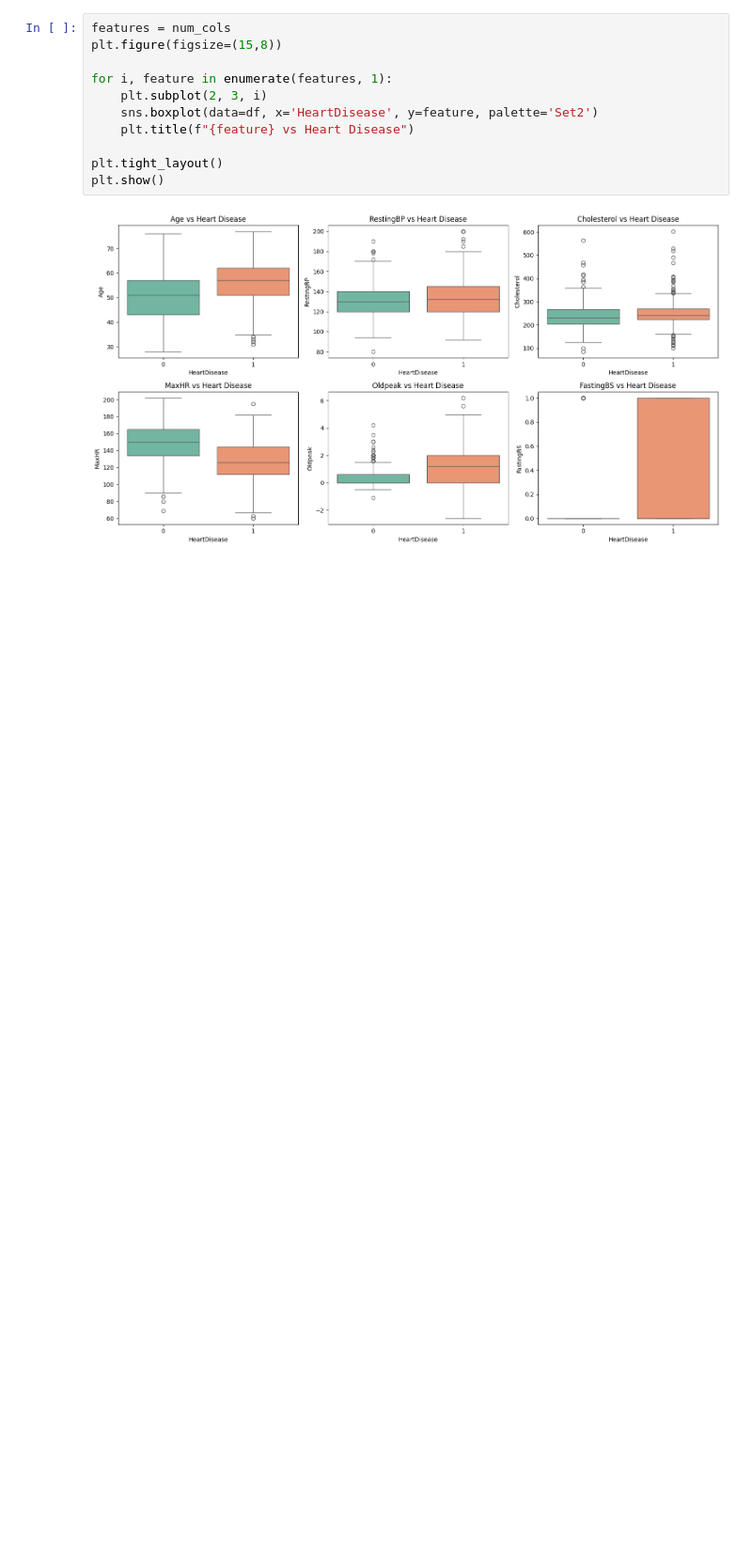
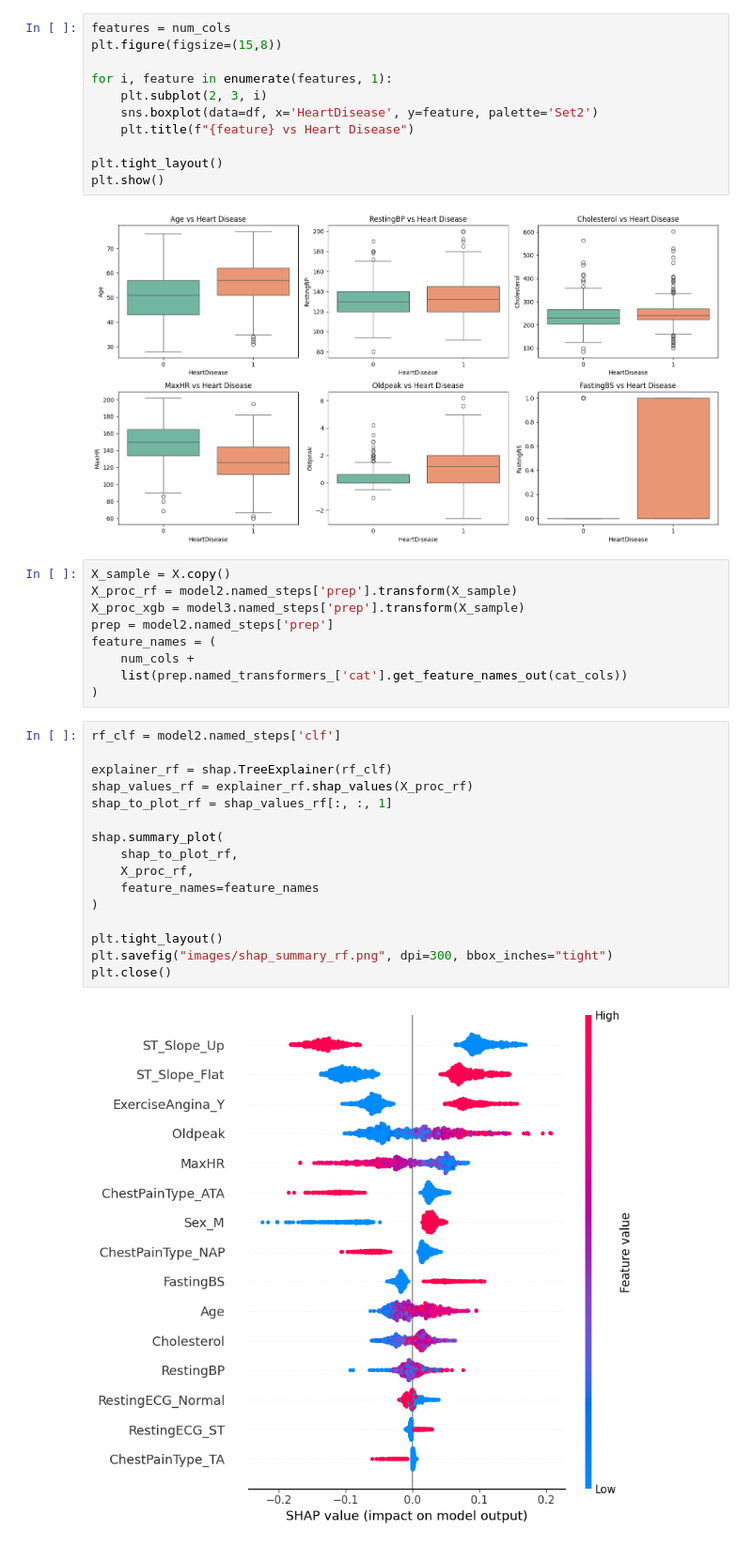
Before and after one commit to malf75/Heart-Failure-ML, a Jupyter notebook: heartdisease.ipynb, the cells around one changed output. Shown at 94% size. Saved outputs shown, nothing was run; the diff lists cells and outputs as text; blank space fills up the shorter version.

Commit message:
feat: shap tree explainer

```diff
--- a/heartdisease.ipynb
+++ b/heartdisease.ipynb
@@ -585,3 +586,30 @@ plt.tight_layout()
 plt.show()
 # %% [output]
 [figure]
+# %%
+X_sample = X.copy()
+X_proc_rf = model2.named_steps['prep'].transform(X_sample)
+X_proc_xgb = model3.named_steps['prep'].transform(X_sample)
+prep = model2.named_steps['prep']
+feature_names = (
+    num_cols +
+    list(prep.named_transformers_['cat'].get_feature_names_out(cat_cols))
+)
+# %%
+rf_clf = model2.named_steps['clf']
+
+explainer_rf = shap.TreeExplainer(rf_clf)
+shap_values_rf = explainer_rf.shap_values(X_proc_rf)
+shap_to_plot_rf = shap_values_rf[:, :, 1]
+
+shap.summary_plot(
+    shap_to_plot_rf,
+    X_proc_rf,
+    feature_names=feature_names
+)
+
+plt.tight_layout()
+plt.savefig("images/shap_summary_rf.png", dpi=300, bbox_inches="tight")
+plt.close()
+# %% [output]
+[figure, added]
```
Also changed, not shown: parts of 4 cells of this notebook, 4 other files.
